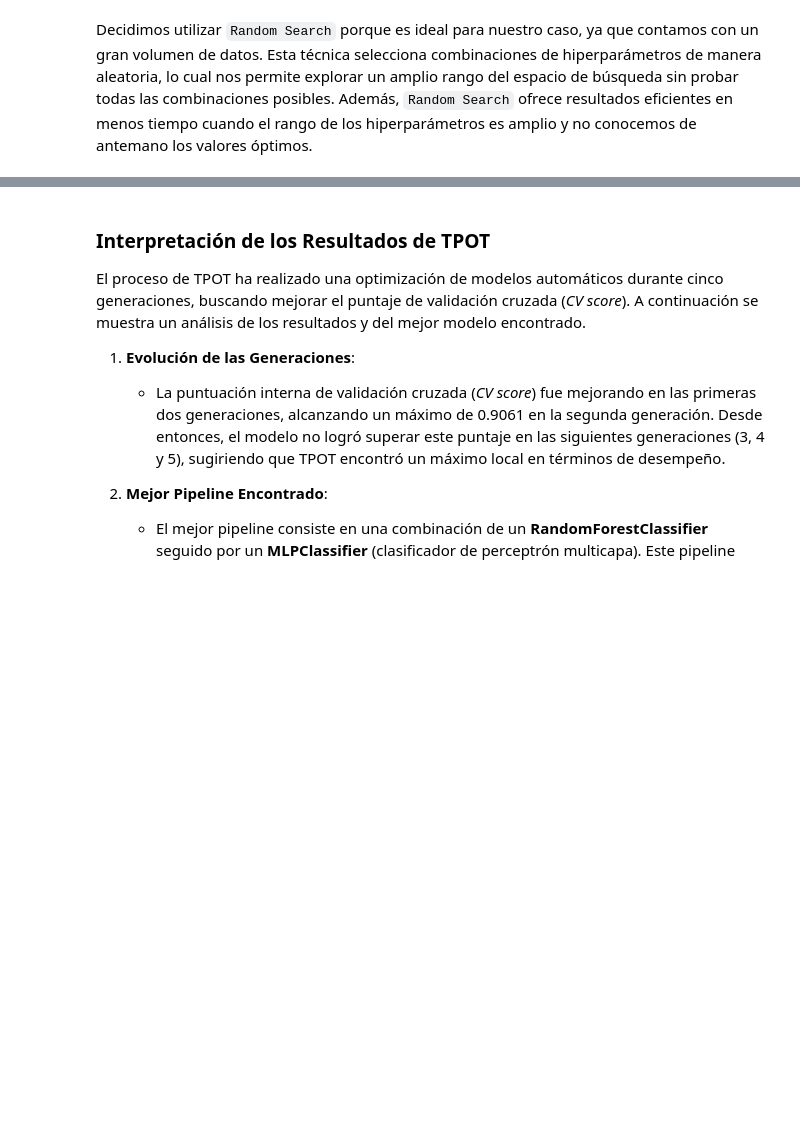
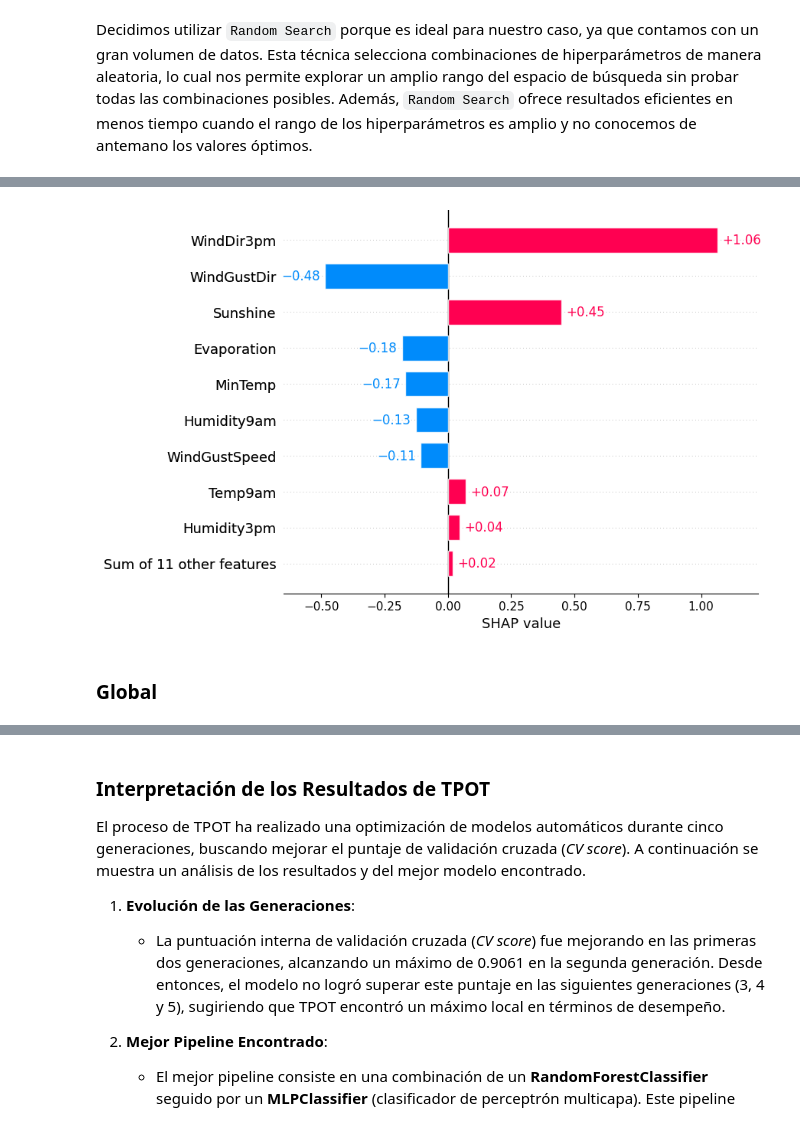
Before and after one commit to FrancoCalcia/AA1-TUIA-Calcia-Avecilla-TP2, a Jupyter notebook: TP-clasificacion-AA1.ipynb, the cells around one changed output, grey strips where cells are left out. Cells and saved outputs as stored; diff of their text form; code cells hidden in the pictures; blank space fills up the shorter version.

```diff
--- a/TP-clasificacion-AA1.ipynb
+++ b/TP-clasificacion-AA1.ipynb
@@ -1049,0 +1109,10 @@ Aunque se observan algunas mejoras en la *precision* y en el *F1 Score*, optamos
+# %%
+explanation = shap.Explanation(values=shap_values[index],
+                               base_values=explainer.expected_value,
+                               feature_names=feature_names)
+# %%
+shap.plots.bar(explanation)
+# %% [output]
+[figure, added]
+# %% [markdown]
+### Global
```
Also changed, not shown: parts of 15 cells of this notebook.
